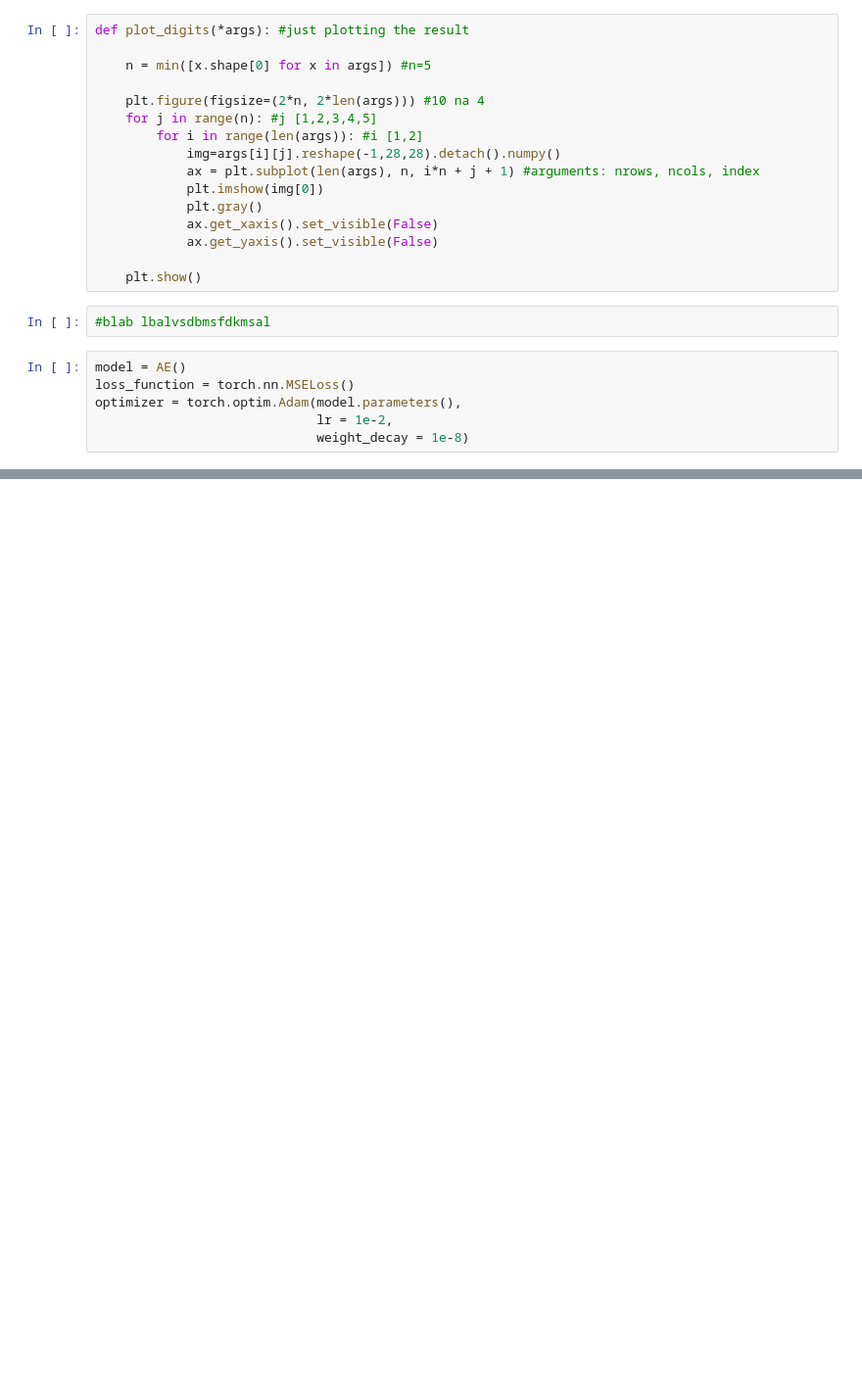
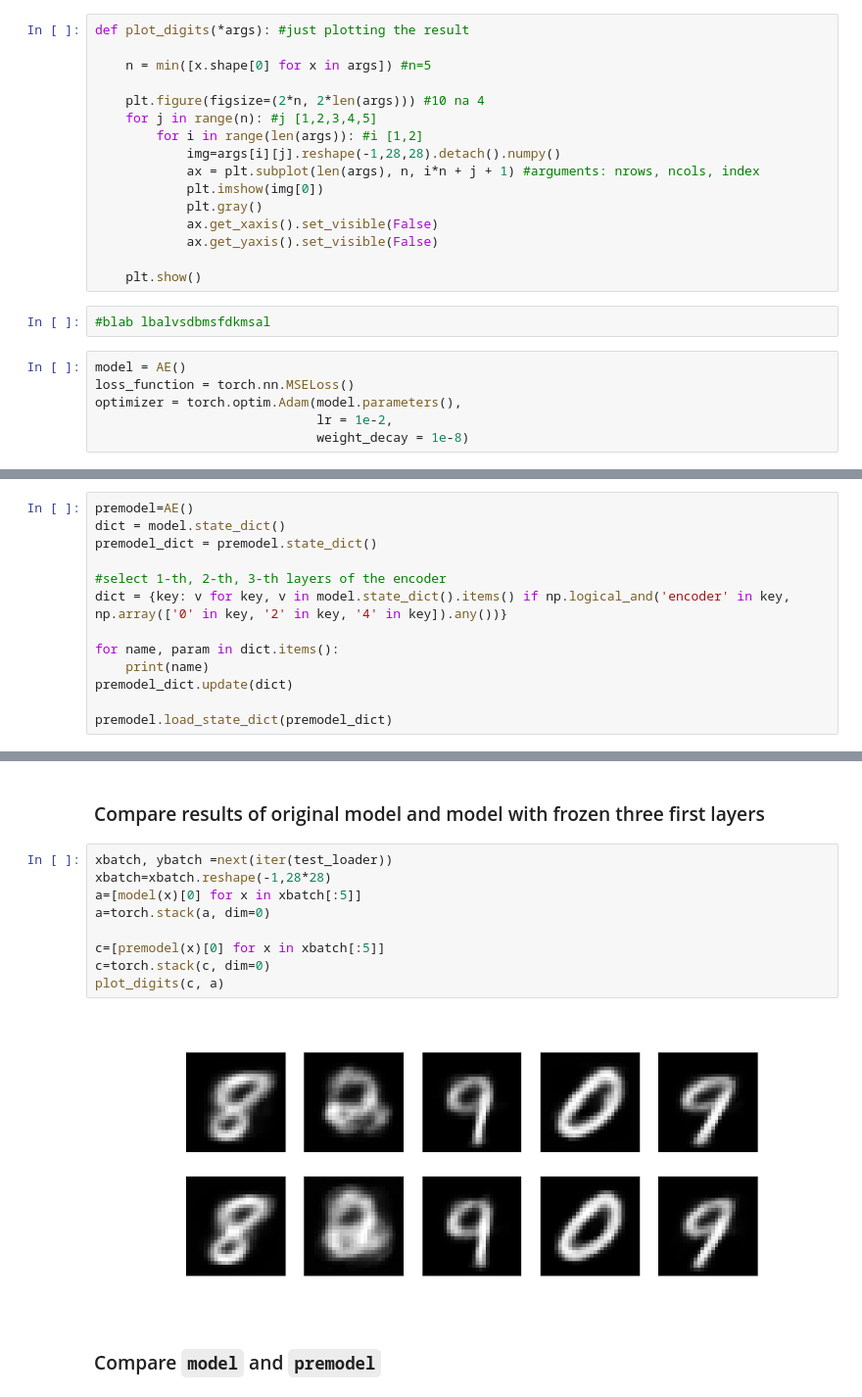
Before and after one commit to Lexmidan/arameic-mishmash, a Jupyter notebook: AutoencoderMNIST.ipynb, the cells around one changed output, grey strips where cells are left out. Shown: that part at 98% size. Saved outputs shown, nothing was run; the diff lists cells and outputs as text; blank space fills up the shorter version.

```diff
--- a/AutoencoderMNIST.ipynb
+++ b/AutoencoderMNIST.ipynb
@@ -150,0 +328,13 @@ plot_digits(xbatch[:5], a)
+# %%
+premodel=AE()
+dict = model.state_dict()
+premodel_dict = premodel.state_dict()
+
+#select 1-th, 2-th, 3-th layers of the encoder
+dict = {key: v for key, v in model.state_dict().items() if np.logical_and('encoder' in key, np.array(['0' in key, '2' in key, '4' in key]).any())}
+
+for name, param in dict.items():
+    print(name)
+premodel_dict.update(dict)
+
+premodel.load_state_dict(premodel_dict)
@@ -150,0 +406,15 @@ plot_digits(xbatch[:5], a)
+# %% [markdown]
+### Compare results of original model and model with frozen three first layers
+# %%
+xbatch, ybatch =next(iter(test_loader))
+xbatch=xbatch.reshape(-1,28*28)
+a=[model(x)[0] for x in xbatch[:5]]
+a=torch.stack(a, dim=0)
+
+c=[premodel(x)[0] for x in xbatch[:5]]
+c=torch.stack(c, dim=0)
+plot_digits(c, a)
+# %% [output]
+[figure, added]
+# %% [markdown]
+### Compare `model` and `premodel`
```
Also changed, not shown: parts of 31 cells of this notebook, 11 other files.
